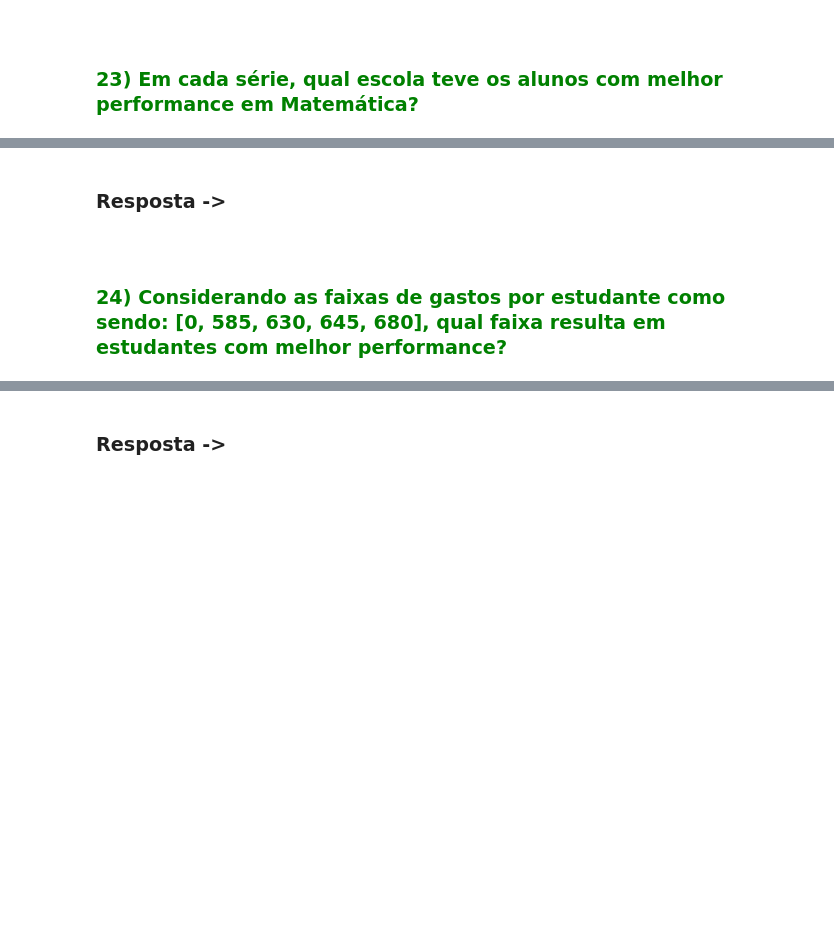
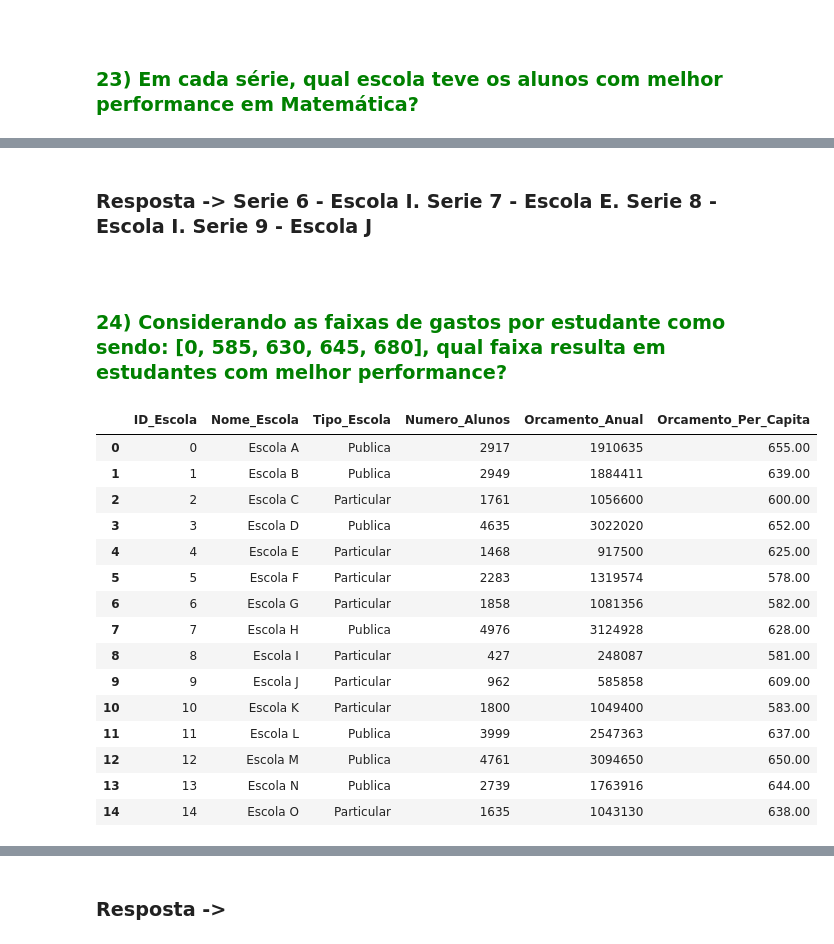
Before and after one commit to EduardoBran/Python_-_Estrutura-de-Dados-com-Pandas, a Jupyter notebook: 6.Estudo_de_Caso_-_Analise_Dados_Escolares_com_Pandas.ipynb, the cells around one changed output, grey strips where cells are left out. Drawn from its saved outputs; the diff is of its cells as text; code cells hidden in the pictures; blank space fills up the shorter version.

```diff
--- a/6.Estudo_de_Caso_-_Analise_Dados_Escolares_com_Pandas.ipynb
+++ b/6.Estudo_de_Caso_-_Analise_Dados_Escolares_com_Pandas.ipynb
@@ -484,4 +991,24 @@ dados_full
 # %% [markdown]
-### Resposta -> <br>
+### Resposta -> Serie 6 - Escola I. Serie 7 - Escola E. Serie 8 - Escola I. Serie 9 - Escola J<br>
 # %% [markdown]
 ### <br><font color='green'> 24) Considerando as faixas de gastos por estudante como sendo: [0, 585, 630, 645, 680], qual faixa resulta em estudantes com melhor performance?</font>
+# %%
+dados_escolas['Orcamento_Per_Capita'] = dados_escolas['Orcamento_Anual'] / dados_escolas['Numero_Alunos']
+dados_escolas
+# %% [output]
+|  | ID_Escola | Nome_Escola | Tipo_Escola | Numero_Alunos | Orcamento_Anual | Orcamento_Per_Capita |
+| 0 | 0 | Escola A | Publica | 2917 | 1910635 | 655.00 |
+| 1 | 1 | Escola B | Publica | 2949 | 1884411 | 639.00 |
+| 2 | 2 | Escola C | Particular | 1761 | 1056600 | 600.00 |
+| 3 | 3 | Escola D | Publica | 4635 | 3022020 | 652.00 |
+| 4 | 4 | Escola E | Particular | 1468 | 917500 | 625.00 |
+| 5 | 5 | Escola F | Particular | 2283 | 1319574 | 578.00 |
+| 6 | 6 | Escola G | Particular | 1858 | 1081356 | 582.00 |
+| 7 | 7 | Escola H | Publica | 4976 | 3124928 | 628.00 |
+| 8 | 8 | Escola I | Particular | 427 | 248087 | 581.00 |
+| 9 | 9 | Escola J | Particular | 962 | 585858 | 609.00 |
+| 10 | 10 | Escola K | Particular | 1800 | 1049400 | 583.00 |
+| 11 | 11 | Escola L | Publica | 3999 | 2547363 | 637.00 |
+| 12 | 12 | Escola M | Publica | 4761 | 3094650 | 650.00 |
+| 13 | 13 | Escola N | Publica | 2739 | 1763916 | 644.00 |
+| 14 | 14 | Escola O | Particular | 1635 | 1043130 | 638.00 |
```
Also changed, not shown: parts of 41 cells of this notebook, 1 other file.
